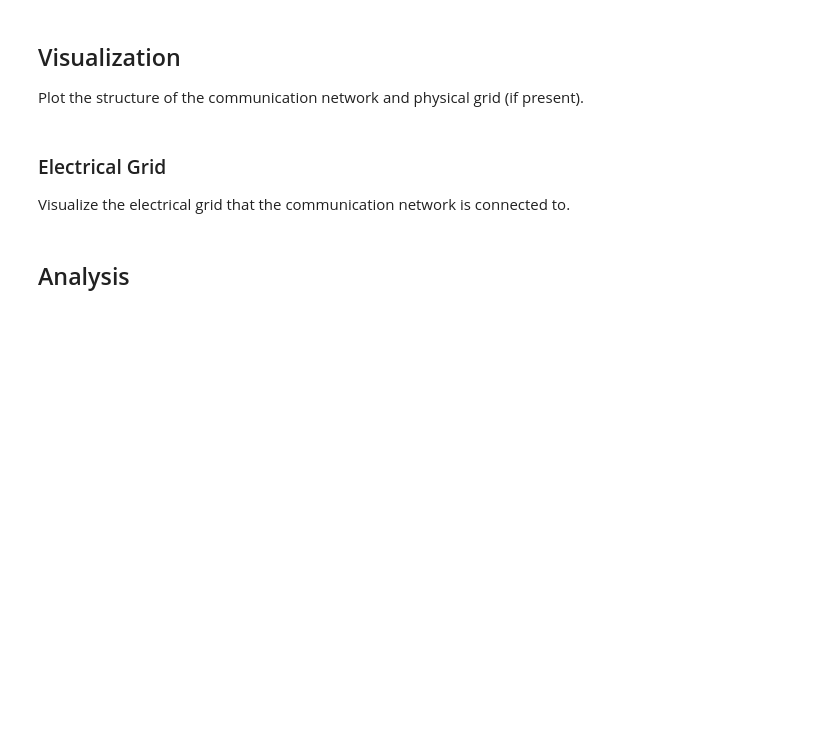
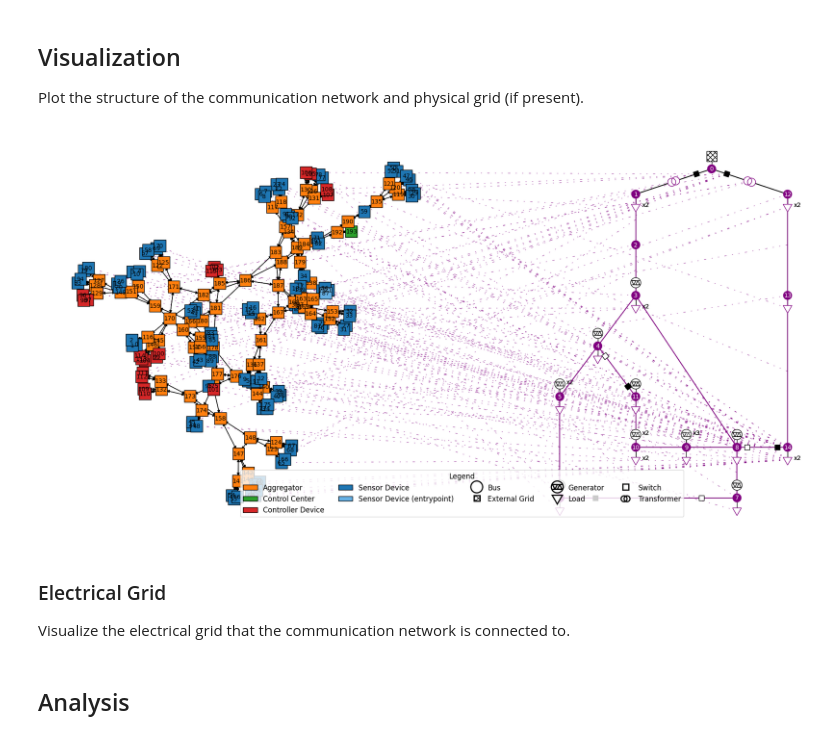
Before and after one commit to DEUCE1957/Threats2Power, a Jupyter notebook: sandbox.ipynb, the cells around one changed output. Drawn from its saved outputs; the diff is of its cells as text; code cells hidden in the pictures; blank space fills up the shorter version.

```diff
--- a/sandbox.ipynb
+++ b/sandbox.ipynb
@@ -57,7 +57,7 @@ with warnings.catch_warnings():
     network = CommNetwork(n_devices=3, n_entrypoints=1, children_per_parent=0, child_no_deviation=3, sibling_to_sibling_comm="all",
                     network_specs=spec_path,
                     # criticality=criticality, crit_norm=False,
-                    # grid=grid,
+                    grid=grid,
                     )
 print(CommNetwork.show_tree(network.root))
 print(f"Number of Components: {network.n_components}")
@@ -70,45 +95,51 @@ Plot the structure of the communication network and physical grid (if present).
 # %%
 from matplotlib.patches import ConnectionPatch
 from visualization.patches import ElectricalPatchHandler
+from networkx.drawing.layout import spring_layout
 
 if network.grid is not None:
-    for attempt_no in range(20):
-        attacker.attack_network(network)
+    # for attempt_no in range(20):
+    #     attacker.attack_network(network)
 
-    fig, axes = plt.subplots(nrows=1, ncols=2, figsize=(16,20))
-    handles1, labels1, tree_pos = plot_communication_network(network, attacker=None, palette="tab10", save_name=None, ax=axes[0], show=False, show_legend=False, invert=True)
+    fig, axes = plt.subplots(nrows=1, ncols=2, figsize=(20,10)) # 16,20
+    handles1, labels1, tree_pos = plot_communication_network(network, attacker=None, palette="tab10", save_name=None, ax=axes[0],
+                                                             layout=spring_layout,
+                                                             show=False, show_legend=False, invert=True)
     handles2, labels2, coords = plot_physical_grid(network, size=0.2, distance=0.5, displace=False, ax=axes[1], show=False, show_legend=False)
 
     # Visualize connections between communication devices and physical equipment
     for device, pos in tree_pos.items():
         if isinstance(device, Device):
             kind, idx = device.equipment.kind, int(device.equipment.name)
             con = ConnectionPatch(xyA=coords[kind][idx], xyB=pos, coordsA="data", coordsB="data",
-                                axesA=axes[1], axesB=axes[0], color="red" if device.is_compromised else "purple", alpha=0.6, linestyle=(0, (3, 10, 1, 10, 1, 10)), lw=1, zorder=-10)
-            axes[1].add_artist(con)
+                                axesA=axes[1], axesB=axes[0], color="red" if device.is_compromised else "purple",
+                                alpha=0.6, linestyle=(0, (3, 10, 1, 10, 1, 10)), lw=1, zorder=-10)
+            axes[0].add_artist(con)
 
     # Combine the 2 legends
     handles = list(handles1) + list(handles2)
     labels = list(labels1) + list(labels2)
     ITEMS_PER_ROW = 5
     ncol = min(ITEMS_PER_ROW, len(labels))
     nrows = 1 + (len(labels) // ITEMS_PER_ROW)
-    fig.legend(labels=labels, handles=handles, loc="lower center", bbox_to_anchor=(0.5, 0.05-0.01*nrows), ncol=ncol,
+    fig.legend(labels=labels, handles=handles, loc="lower center", bbox_to_anchor=(0.5, -0.01*nrows), ncol=ncol,
             handler_map={patch_maker:ElectricalPatchHandler() for patch_maker in handles2},
             title="Legend", fancybox=True, fontsize='large', title_fontsize='larger')
     plt.tight_layout()
-    file_name = input('Name of file')
+    file_name = "CommunicationNetwork" # input('Name of file')
     fig.savefig(p.cwd() / "media" / f"{file_name}.pdf")
     fig.savefig(p.cwd() / "media" / f"{file_name}.png")
     plt.show()
     network.reset()
 else:
      plot_communication_network(network,
                                 attacker=None, # Visualize compromise
                                 palette="tab10", # "tab10" (default), "Set2", "Paired", "flare"
                                 save_name="Test", # input('Name of file'), # If provided, saves to media / SAVE_NAME.pdf
                                 figsize=(4,4),
                                 show_legend=False, invert=False)
+# %% [output]
+[figure, added]
 # %%
 import matplotlib as mpl
 from matplotlib.cm import ScalarMappable
```
Also changed, not shown: parts of 2 cells of this notebook, 4 other files.
